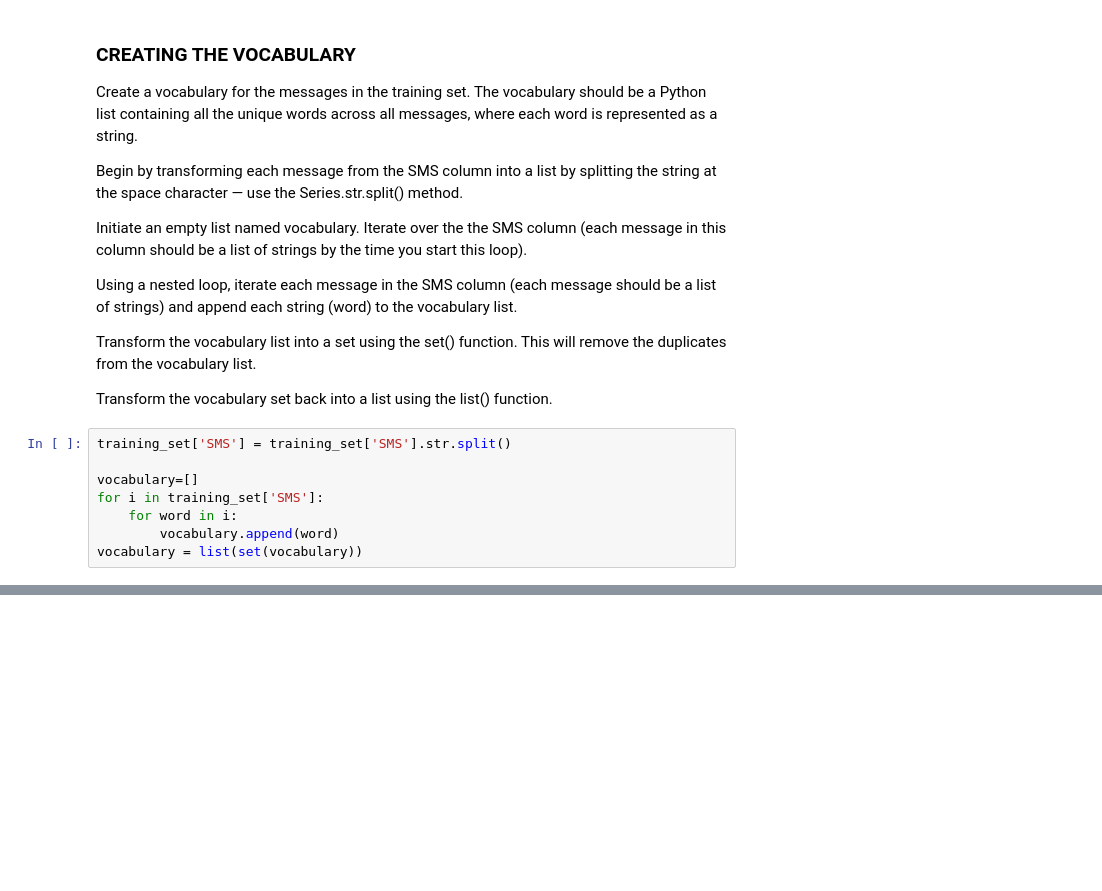
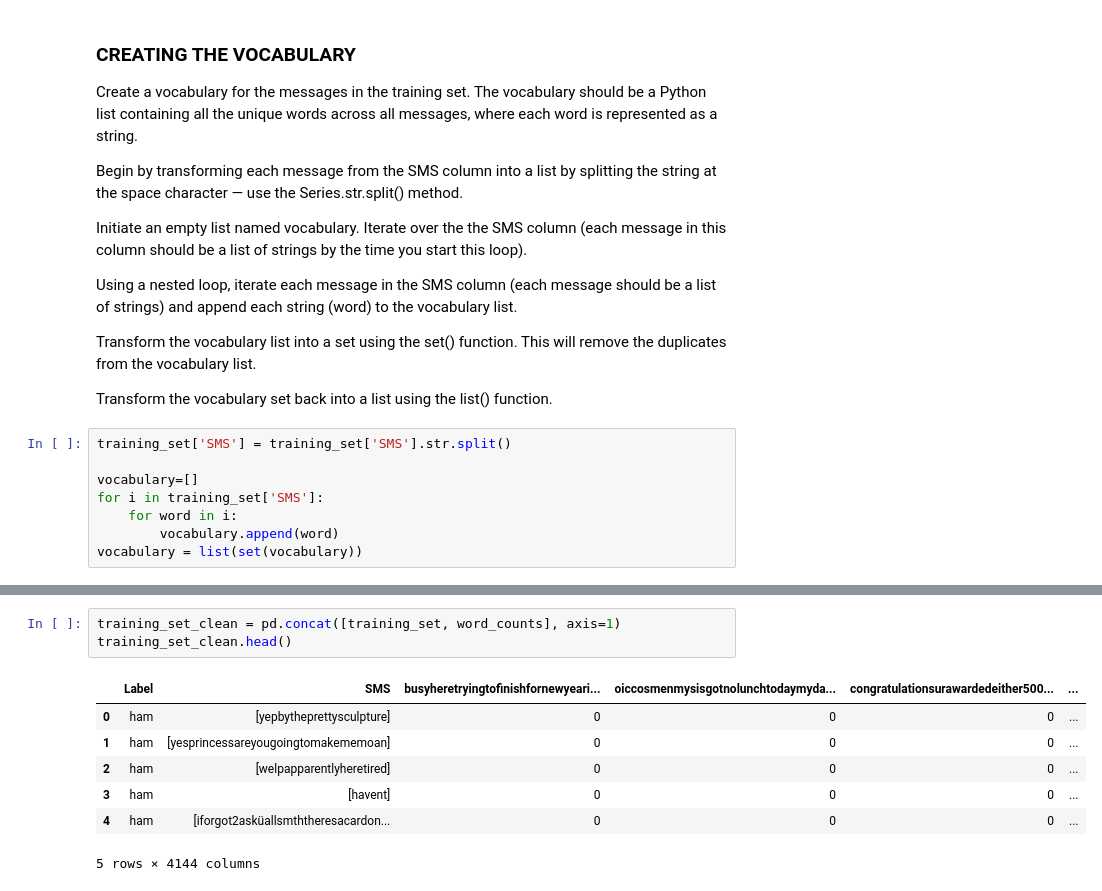
Before and after one commit to RoseMwangi98/Spam_Filter_with_Naive-Bayers, a Jupyter notebook: Spamfilter.ipynb, the cells around one changed output, grey strips where cells are left out. Saved outputs shown, nothing was run; the diff lists cells and outputs as text; blank space fills up the shorter version.

```diff
--- a/Spamfilter.ipynb
+++ b/Spamfilter.ipynb
@@ -115,0 +137,11 @@ print(vocabulary)
+# %%
+training_set_clean = pd.concat([training_set, word_counts], axis=1)
+training_set_clean.head()
+# %% [output]
+|  | Label | SMS | busyheretryingtofinishfornewyeari... | oiccosmenmysisgotnolunchtodaymyda... | congratulationsurawardedeither500... | ... |
+| 0 | ham | [yepbytheprettysculpture] | 0 | 0 | 0 | ... |
+| 1 | ham | [yesprincessareyougoingtomakememoan] | 0 | 0 | 0 | ... |
+| 2 | ham | [welpapparentlyheretired] | 0 | 0 | 0 | ... |
+| 3 | ham | [havent] | 0 | 0 | 0 | ... |
+| 4 | ham | [iforgot2asküallsmththeresacardon... | 0 | 0 | 0 | ... |
+5 rows × 4144 columns
```
Also changed, not shown: parts of 16 cells of this notebook.
